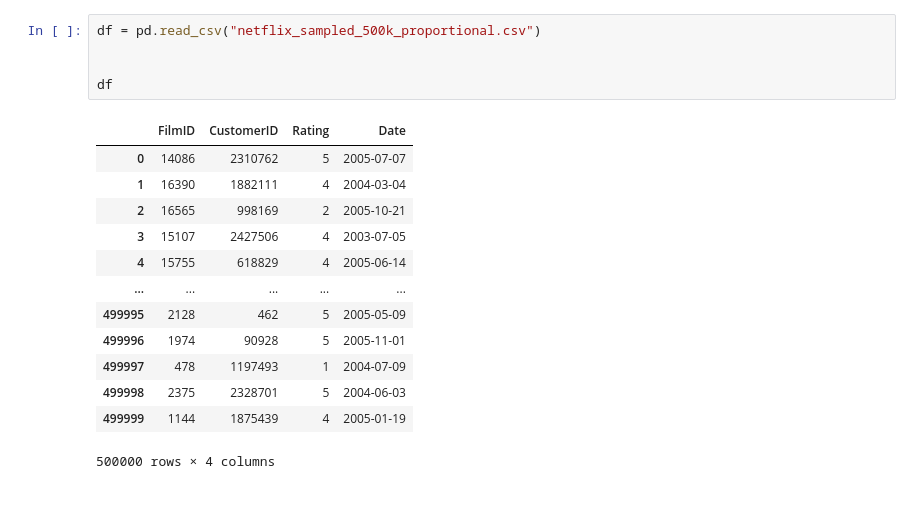
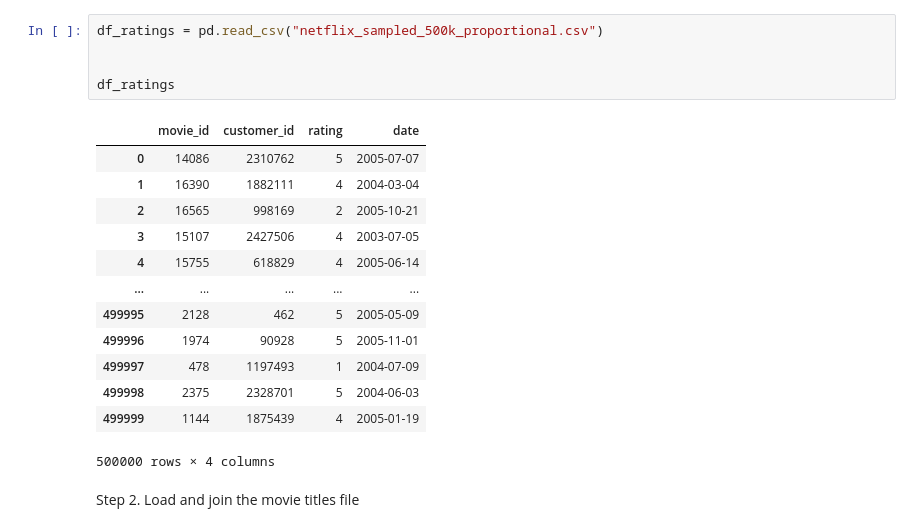
Before and after one commit to Vamina/Project_NetflixPrize, a Jupyter notebook: netflix_data_manag.ipynb, the cells around one changed output. Drawn from its saved outputs; the diff is of its cells as text; blank space fills up the shorter version.

```diff
--- a/netflix_data_manag.ipynb
+++ b/netflix_data_manag.ipynb
@@ -108,12 +122,12 @@ Combining all small samples...
 Process complete! The final proportional dataset has **500,000** lines.
 Saved to **netflix_sampled_500k_proportional.csv**.
 # %%
-df = pd.read_csv("netflix_sampled_500k_proportional.csv")
+df_ratings = pd.read_csv("netflix_sampled_500k_proportional.csv")
 
 
-df
+df_ratings
 # %% [output]
-|  | FilmID | CustomerID | Rating | Date |
+|  | movie_id | customer_id | rating | date |
 | 0 | 14086 | 2310762 | 5 | 2005-07-07 |
 | 1 | 16390 | 1882111 | 4 | 2004-03-04 |
 | 2 | 16565 | 998169 | 2 | 2005-10-21 |
@@ -126,3 +140,5 @@ df
 | 499998 | 2375 | 2328701 | 5 | 2004-06-03 |
 | 499999 | 1144 | 1875439 | 4 | 2005-01-19 |
 500000 rows × 4 columns
+# %% [markdown]
+Step 2. Load and join the movie titles file
```
Also changed, not shown: parts of 26 cells of this notebook, 4 other files.
